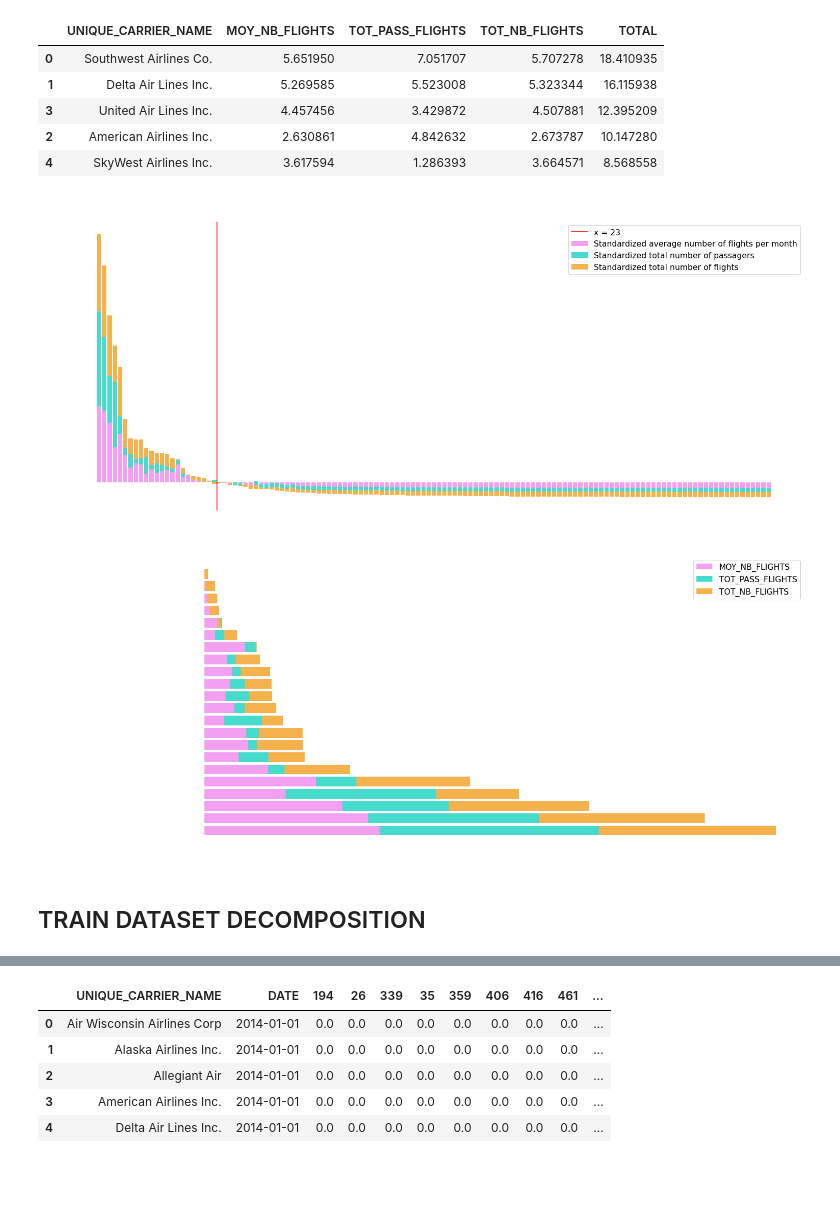
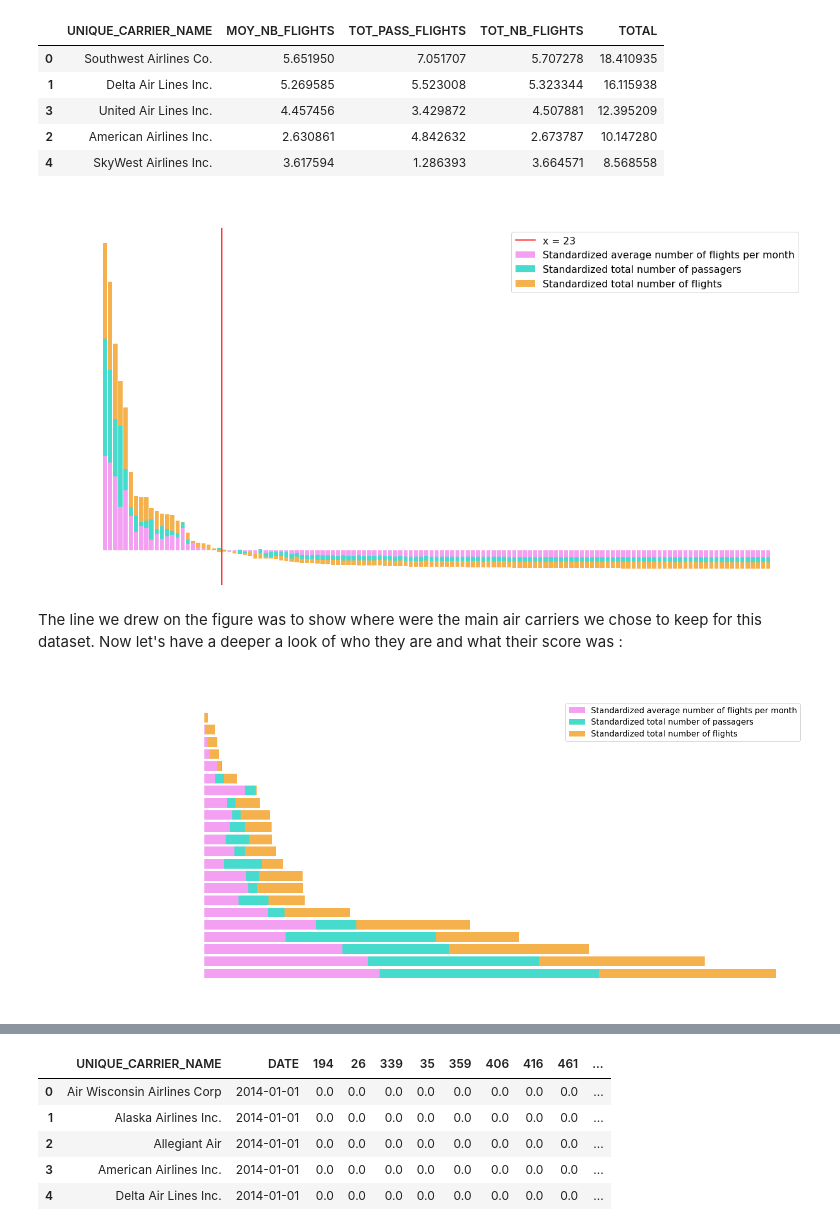
Before and after one commit to alexZajac/airlines_performance, a Jupyter notebook: airlines_performance.ipynb, the cells around one changed output, grey strips where cells are left out. Cells and saved outputs as stored; diff of their text form; code cells hidden in the pictures; blank space fills up the shorter version.

```diff
--- a/airlines_performance.ipynb
+++ b/airlines_performance.ipynb
@@ -228,27 +242,27 @@ airlines_choice.head()
 | 2 | American Airlines Inc. | 2.630861 | 4.842632 | 2.673787 | 10.147280 |
 | 4 | SkyWest Airlines Inc. | 3.617594 | 1.286393 | 3.664571 | 8.568558 |
 # %%
-fig, ax = plt.subplots(figsize=(25, 10))
+fig, ax = plt.subplots(figsize=(20, 10))
 ax.get_xaxis().set_visible(False)
 ax.bar(airlines_choice['UNIQUE_CARRIER_NAME'], airlines_choice['MOY_NB_FLIGHTS'], color = 'C1', label = 'Standardized average number of flights per month')
 ax.bar(airlines_choice['UNIQUE_CARRIER_NAME'], airlines_choice['TOT_PASS_FLIGHTS'], bottom = airlines_choice['MOY_NB_FLIGHTS'], color = 'C2', label = 'Standardized total number of passagers')
 ax.bar(airlines_choice['UNIQUE_CARRIER_NAME'], airlines_choice['TOT_NB_FLIGHTS'], bottom = airlines_choice['MOY_NB_FLIGHTS'] + airlines_choice['TOT_PASS_FLIGHTS'], color = 'C3', label = 'Standardized total number of flights')
 ax.axvline(x=22.5, color='r', linestyle='-', label = 'x = 23')
 ax.legend(prop={'size': 15})
-ax.set_title("Bar Plot of all the US CARRIERS sorted by their total performance on the period 2014-2019", pad = 25)
+ax.set_title("Vertical bar plot of all the US CARRIERS sorted by their total performance on the period 2014-2019", pad = 25)
 fig.show()
 # %% [output]
-[figure, old version]
+[figure, new version]
+# %% [markdown]
+The line we drew on the figure was to show where were the main air carriers we chose to keep for this dataset. Now let's have a deeper a look of who they are and what their score was :
 # %%
 final_airlines = airlines_choice.iloc[:22, :].reset_index(drop=True)
-fig, ax = plt.subplots(figsize=(20,10))
-ax.barh(final_airlines['UNIQUE_CARRIER_NAME'], final_airlines['MOY_NB_FLIGHTS'], color = 'C1', label = 'MOY_NB_FLIGHTS')
-ax.barh(final_airlines['UNIQUE_CARRIER_NAME'], final_airlines['TOT_PASS_FLIGHTS'], left = final_airlines['MOY_NB_FLIGHTS'], color = 'C2', label = 'TOT_PASS_FLIGHTS')
-ax.barh(final_airlines['UNIQUE_CARRIER_NAME'], final_airlines['TOT_NB_FLIGHTS'], left = final_airlines['MOY_NB_FLIGHTS'] + final_airlines['TOT_PASS_FLIGHTS'], color = 'C3', label = 'TOT_NB_FLIGHTS')
+fig, ax = plt.subplots(figsize=(20, 10))
+ax.barh(final_airlines['UNIQUE_CARRIER_NAME'], final_airlines['MOY_NB_FLIGHTS'], color = 'C1', label = 'Standardized average number of flights per month')
+ax.barh(final_airlines['UNIQUE_CARRIER_NAME'], final_airlines['TOT_PASS_FLIGHTS'], left = final_airlines['MOY_NB_FLIGHTS'], color = 'C2', label = 'Standardized total number of passagers')
+ax.barh(final_airlines['UNIQUE_CARRIER_NAME'], final_airlines['TOT_NB_FLIGHTS'], left = final_airlines['MOY_NB_FLIGHTS'] + final_airlines['TOT_PASS_FLIGHTS'], color = 'C3', label = 'Standardized total number of flights')
 ax.legend(prop={'size': 15})
-ax.set_title("Histogramme des compagnies aériennes sélectionnées (23) selon les 3 critères sur la période 2014-2020", fontsize = 15, pad = 25)
+ax.set_title("Horizontal bar plot of the main carriers (22) over the period 2014-2020", fontsize = 20, pad = 25)
 fig.show()
 # %% [output]
-[figure, old version]
+[figure, new version]
-# %% [markdown]
-## TRAIN DATASET DECOMPOSITION
```
Also changed, not shown: parts of 52 cells of this notebook.
